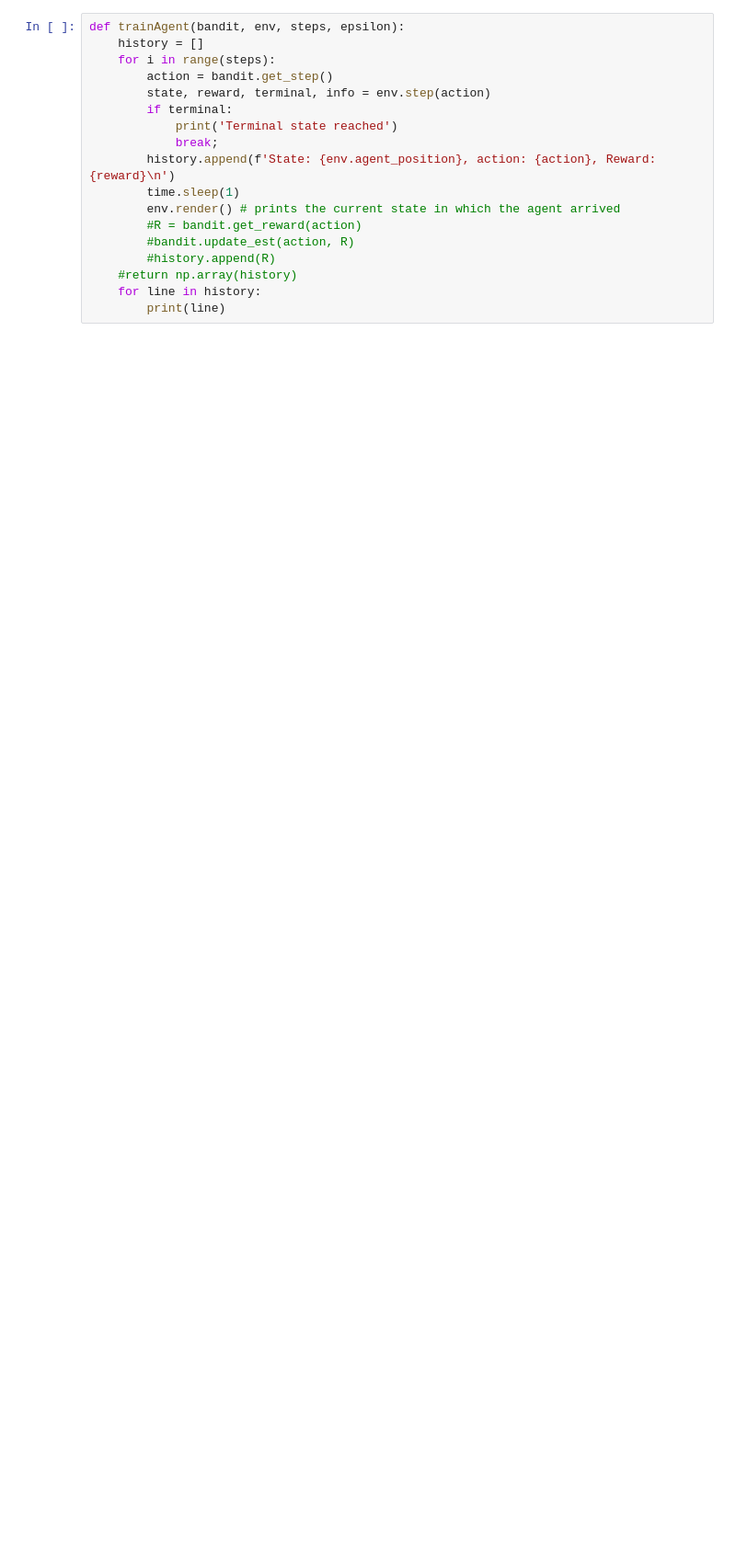
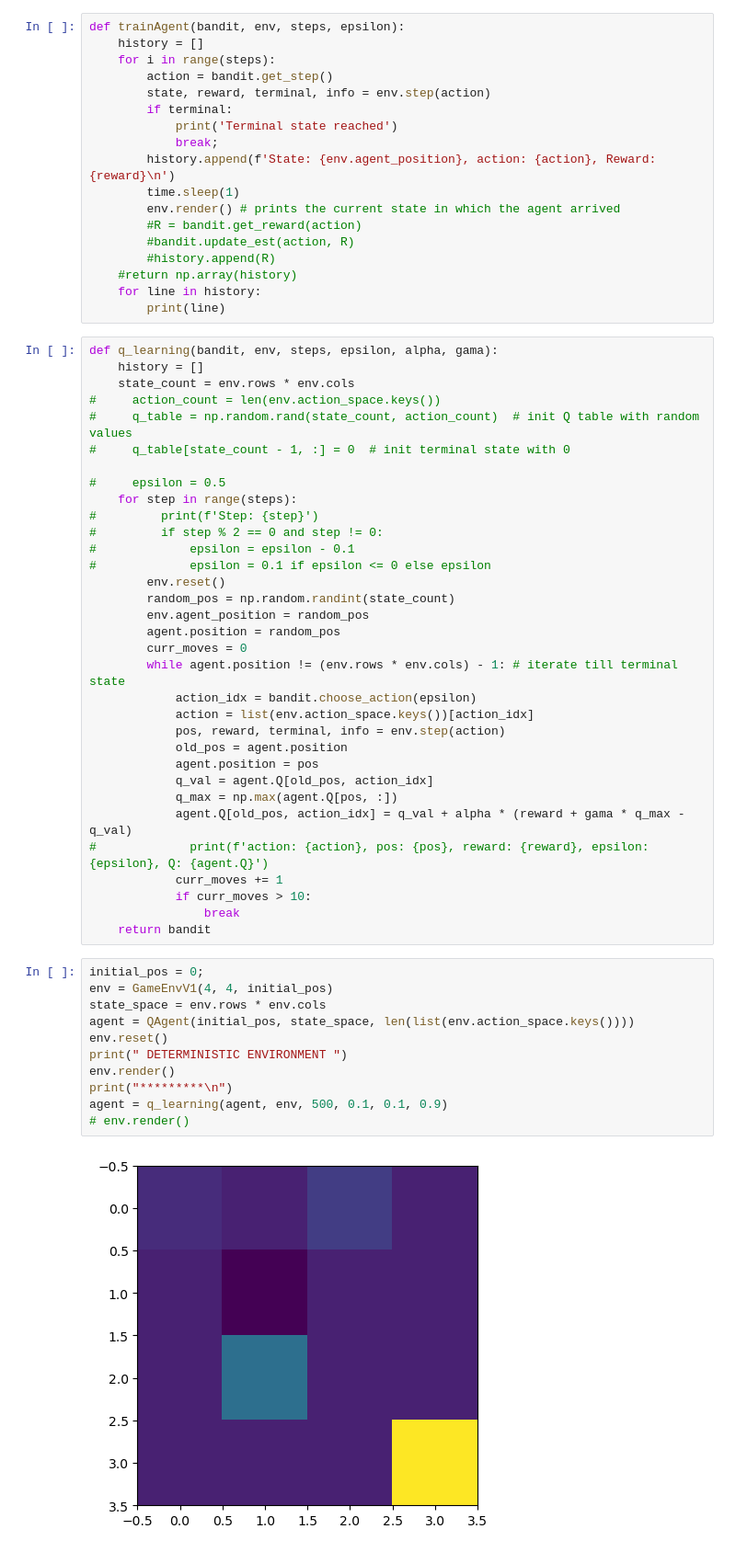
Before and after one commit to Humus-/practice-gym, a Jupyter notebook: FirstRLEnv.ipynb, the cells around one changed output. Shown: that part at 92% size. Saved outputs shown, nothing was run; the diff lists cells and outputs as text; blank space fills up the shorter version.

```diff
--- a/FirstRLEnv.ipynb
+++ b/FirstRLEnv.ipynb
@@ -182,3 +219,49 @@ def trainAgent(bandit, env, steps, epsilon):
     #return np.array(history)
     for line in history:
         print(line)
+# %%
+def q_learning(bandit, env, steps, epsilon, alpha, gama):
+    history = []
+    state_count = env.rows * env.cols
+#     action_count = len(env.action_space.keys())
+#     q_table = np.random.rand(state_count, action_count)  # init Q table with random values
+#     q_table[state_count - 1, :] = 0  # init terminal state with 0
+
+#     epsilon = 0.5
+    for step in range(steps):
+#         print(f'Step: {step}')
+#         if step % 2 == 0 and step != 0:
+#             epsilon = epsilon - 0.1
+#             epsilon = 0.1 if epsilon <= 0 else epsilon
+        env.reset()
+        random_pos = np.random.randint(state_count)
+        env.agent_position = random_pos
+        agent.position = random_pos
+        curr_moves = 0
+        while agent.position != (env.rows * env.cols) - 1: # iterate till terminal state
+            action_idx = bandit.choose_action(epsilon)
+            action = list(env.action_space.keys())[action_idx]
+            pos, reward, terminal, info = env.step(action)
+            old_pos = agent.position
+            agent.position = pos
+            q_val = agent.Q[old_pos, action_idx]
+            q_max = np.max(agent.Q[pos, :])
+            agent.Q[old_pos, action_idx] = q_val + alpha * (reward + gama * q_max - q_val)
+#             print(f'action: {action}, pos: {pos}, reward: {reward}, epsilon: {epsilon}, Q: {agent.Q}')
+            curr_moves += 1
+            if curr_moves > 10:
+                break
+    return bandit
+# %%
+initial_pos = 0;
+env = GameEnvV1(4, 4, initial_pos)
+state_space = env.rows * env.cols
+agent = QAgent(initial_pos, state_space, len(list(env.action_space.keys())))
+env.reset()
+print(" DETERMINISTIC ENVIRONMENT ")
+env.render()
+print("*********\n")
+agent = q_learning(agent, env, 500, 0.1, 0.1, 0.9)
+# env.render()
+# %% [output]
+[figure, added]
```
Also changed, not shown: parts of 14 cells of this notebook.
